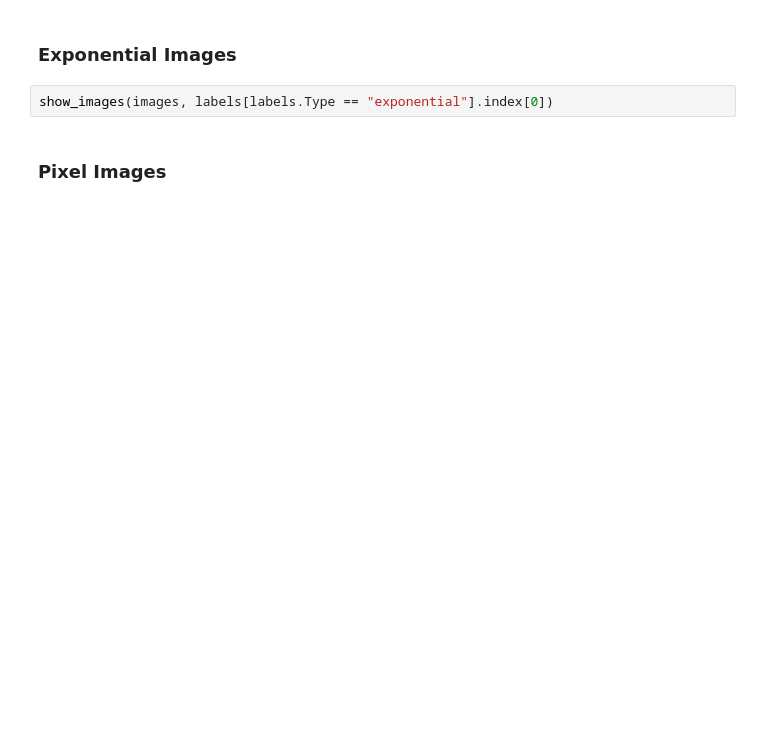
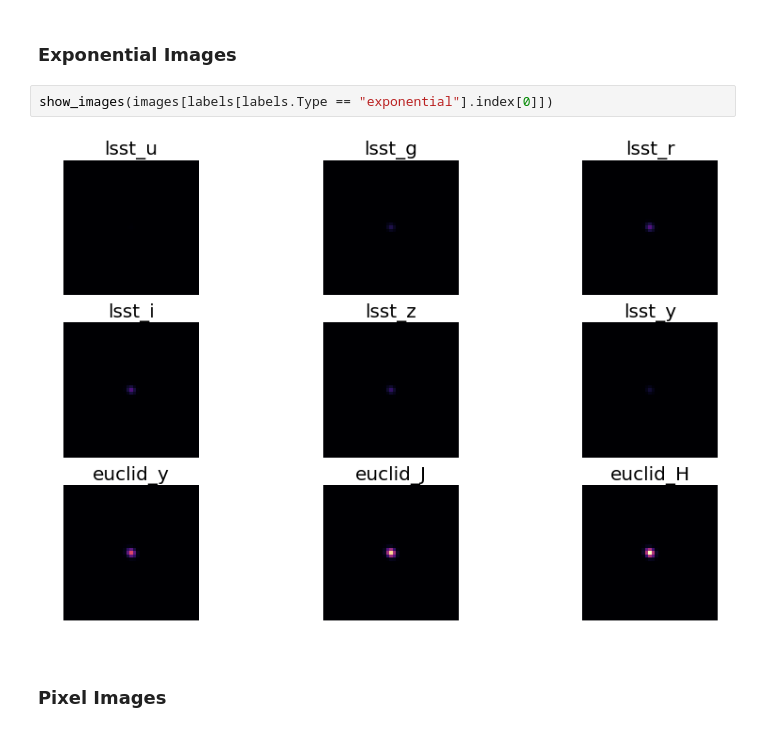
Before and after one commit to sfarrens/dedale, a Jupyter notebook: GalSim_Chromatic_new2.ipynb, the cells around one changed output. Drawn from its saved outputs; the diff is of its cells as text; blank space fills up the shorter version.

```diff
--- a/GalSim_Chromatic_new2.ipynb
+++ b/GalSim_Chromatic_new2.ipynb
@@ -251,7 +240,9 @@ show_images(images, labels[labels.Type == "sersic"].index[0])
 # %% [markdown]
 ### Exponential Images
 # %%
-show_images(images, labels[labels.Type == "exponential"].index[0])
+show_images(images[labels[labels.Type == "exponential"].index[0]])
+# %% [output]
+[figure, added]
 # %% [markdown]
 ### Pixel Images
 # %%
```
Also changed, not shown: parts of 22 cells of this notebook.
